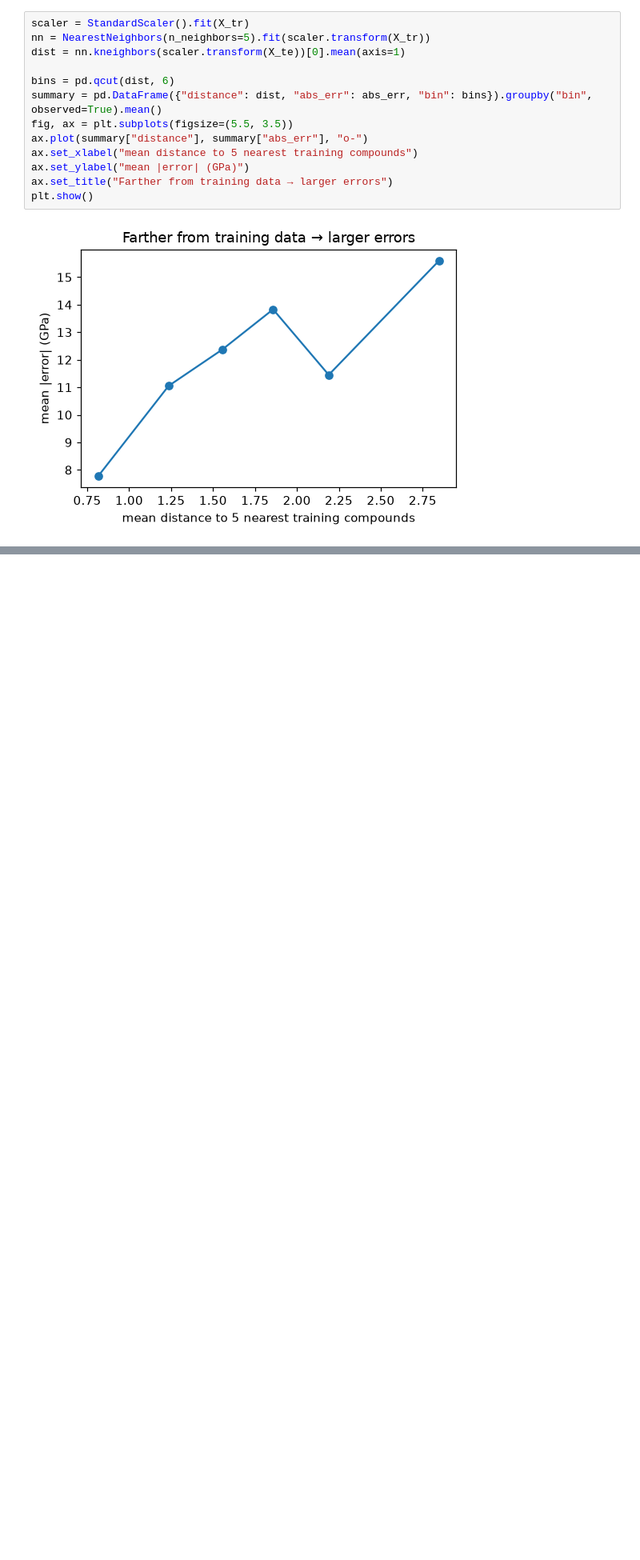
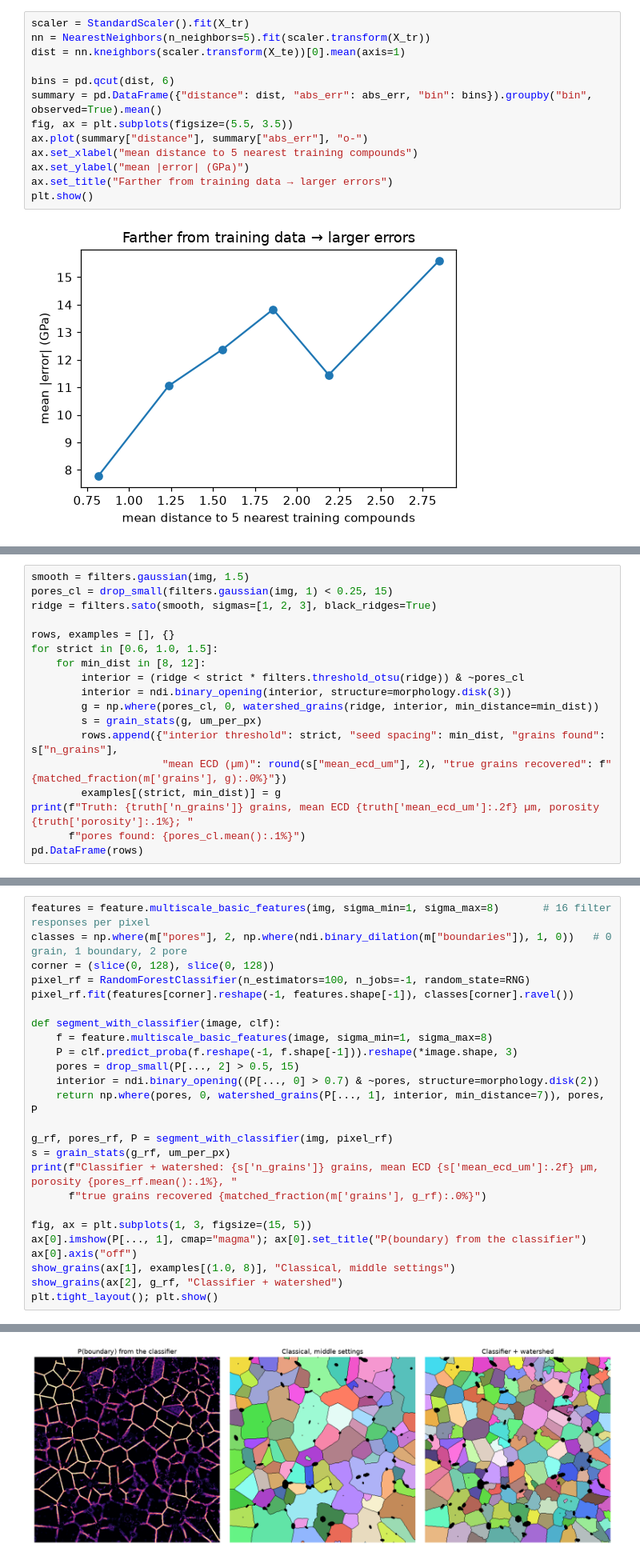
Before and after one commit to sp8rks/ACerS_AI_ML_Workshop, a Jupyter notebook: sessions/04_interpretation_and_trust/04_interpretation_and_trust.ipynb, the cells around one changed output, grey strips where cells are left out. Shown at 80% size. Drawn from its saved outputs; the diff is of its cells as text; blank space fills up the shorter version.

```diff
--- a/sessions/04_interpretation_and_trust/04_interpretation_and_trust.ipynb
+++ b/sessions/04_interpretation_and_trust/04_interpretation_and_trust.ipynb
@@ -323,0 +509,18 @@ plt.show()
+# %%
+smooth = filters.gaussian(img, 1.5)
+pores_cl = drop_small(filters.gaussian(img, 1) < 0.25, 15)
+ridge = filters.sato(smooth, sigmas=[1, 2, 3], black_ridges=True)
+
+rows, examples = [], {}
+for strict in [0.6, 1.0, 1.5]:
+    for min_dist in [8, 12]:
+        interior = (ridge < strict * filters.threshold_otsu(ridge)) & ~pores_cl
+        interior = ndi.binary_opening(interior, structure=morphology.disk(3))
+        g = np.where(pores_cl, 0, watershed_grains(ridge, interior, min_distance=min_dist))
+        s = grain_stats(g, um_per_px)
+        rows.append({"interior threshold": strict, "seed spacing": min_dist, "grains found": s["n_grains"],
+                     "mean ECD (µm)": round(s["mean_ecd_um"], 2), "true grains recovered": f"{matched_fraction(m['grains'], g):.0%}"})
+        examples[(strict, min_dist)] = g
+print(f"Truth: {truth['n_grains']} grains, mean ECD {truth['mean_ecd_um']:.2f} µm, porosity {truth['porosity']:.1%}; "
+      f"pores found: {pores_cl.mean():.1%}")
+pd.DataFrame(rows)
@@ -323,0 +542,26 @@ plt.show()
+# %%
+features = feature.multiscale_basic_features(img, sigma_min=1, sigma_max=8)       # 16 filter responses per pixel
+classes = np.where(m["pores"], 2, np.where(ndi.binary_dilation(m["boundaries"]), 1, 0))   # 0 grain, 1 boundary, 2 pore
+corner = (slice(0, 128), slice(0, 128))
+pixel_rf = RandomForestClassifier(n_estimators=100, n_jobs=-1, random_state=RNG)
+pixel_rf.fit(features[corner].reshape(-1, features.shape[-1]), classes[corner].ravel())
+
+def segment_with_classifier(image, clf):
+    f = feature.multiscale_basic_features(image, sigma_min=1, sigma_max=8)
+    P = clf.predict_proba(f.reshape(-1, f.shape[-1])).reshape(*image.shape, 3)
+    pores = drop_small(P[..., 2] > 0.5, 15)
+    interior = ndi.binary_opening((P[..., 0] > 0.7) & ~pores, structure=morphology.disk(2))
+    return np.where(pores, 0, watershed_grains(P[..., 1], interior, min_distance=7)), pores, P
+
+g_rf, pores_rf, P = segment_with_classifier(img, pixel_rf)
+s = grain_stats(g_rf, um_per_px)
+print(f"Classifier + watershed: {s['n_grains']} grains, mean ECD {s['mean_ecd_um']:.2f} µm, porosity {pores_rf.mean():.1%}, "
+      f"true grains recovered {matched_fraction(m['grains'], g_rf):.0%}")
+
+fig, ax = plt.subplots(1, 3, figsize=(15, 5))
+ax[0].imshow(P[..., 1], cmap="magma"); ax[0].set_title("P(boundary) from the classifier")
+ax[0].axis("off")
+show_grains(ax[1], examples[(1.0, 8)], "Classical, middle settings")
+show_grains(ax[2], g_rf, "Classifier + watershed")
+plt.tight_layout(); plt.show()
+# %% [output]
@@ -323,0 +569 @@ plt.show()
+[figure, added]
```
Also changed, not shown: parts of 41 cells of this notebook, 8 other files.
